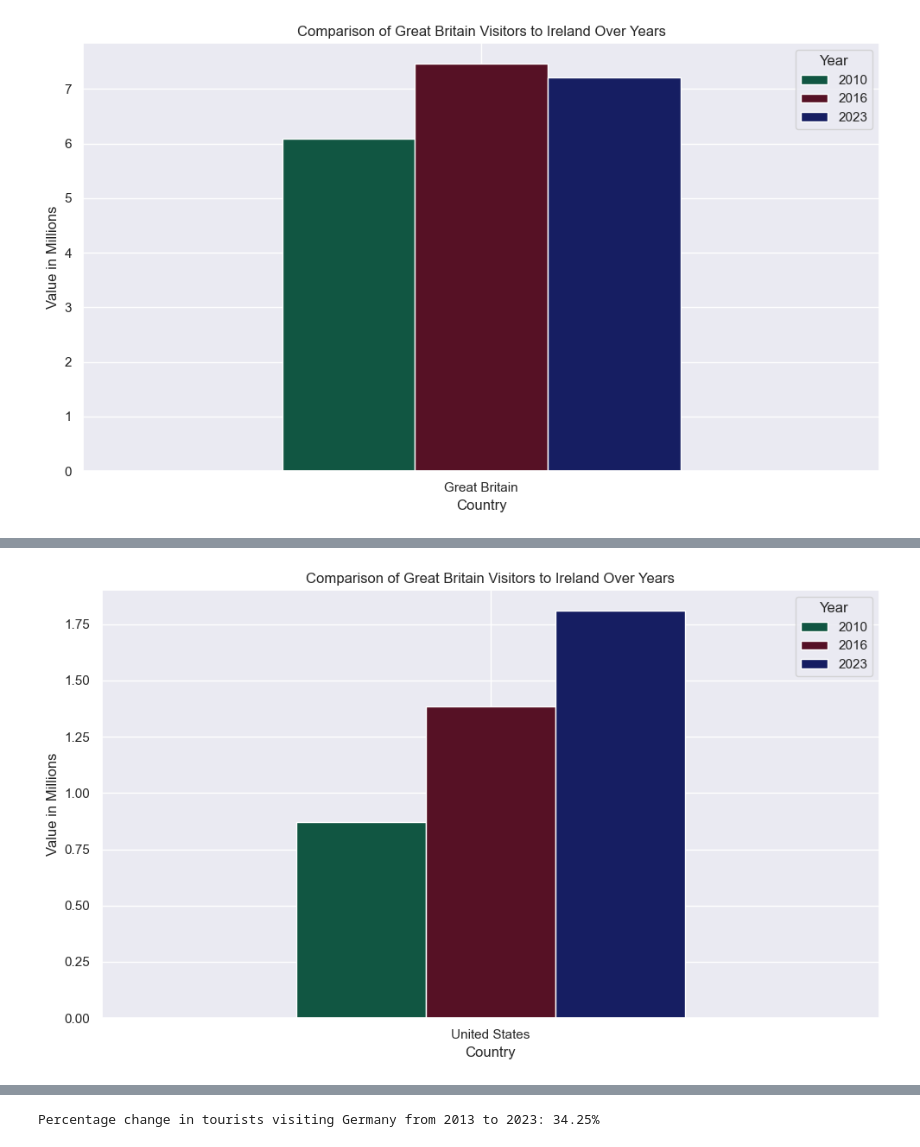
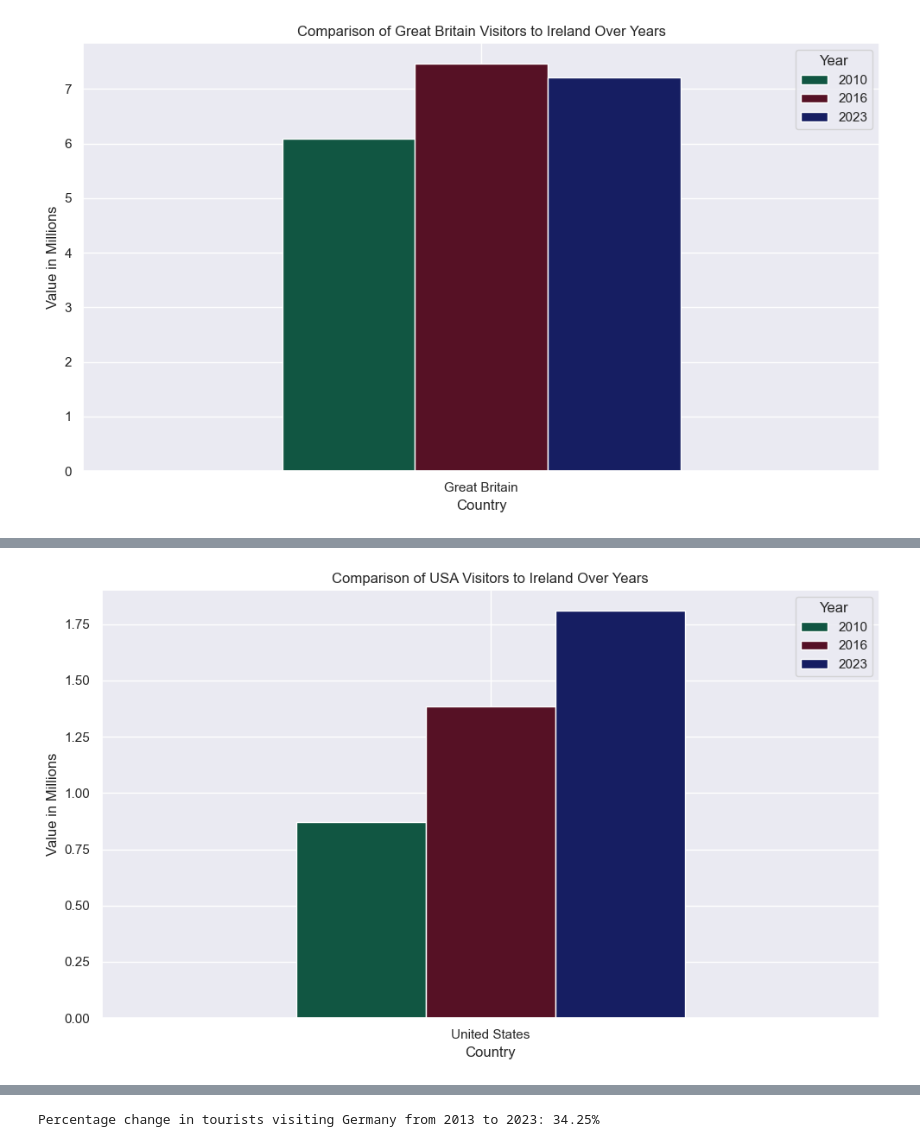
Before and after one commit to CoreyLouiseHughes/CA1_Tourism_CoreyHughes, a Jupyter notebook: Tourism_CA1.ipynb, the cells around one changed output, grey strips where cells are left out. Drawn from its saved outputs; the diff is of its cells as text; code cells hidden in the pictures.

```diff
--- a/Tourism_CA1.ipynb
+++ b/Tourism_CA1.ipynb
@@ -345,12 +351,13 @@ print(top_5_countries)
 # Remove 'all countries' from the 'Country' column
 years = [2010, 2016, 2023]
 
-df_filtered = df[(df['Year'].isin(years)) & (df['Country'] == 'Great Britain') & (df['Country'] != 'all countries')]
+df_filtered_gb = df_filtered[(df_filtered['Year'].isin(years)) & (df_filtered['Country'] == 'Great Britain')]
+
 
 colors = ['#115642' , '#561125', '#161e62']
 
 # Group by 'Year' and sum the 'VALUE' column
-df_grouped = df_filtered.groupby(['Country', 'Year']).sum().reset_index()
+df_grouped = df_filtered_gb.groupby(['Country', 'Year']).sum().reset_index()
 
 # Pivot the DataFrame to have years as columns and 'VALUE' as values
 pivot_df = df_grouped.pivot(index='Country', columns='Year', values='VALUE')
@@ -371,12 +378,12 @@ plt.show()
 years = [2010, 2016, 2023]
 
 # Remove 'all countries' from the 'Country' column
-df_filtered = df[(df['Year'].isin(years)) & (df['Country'] == 'Spain') & (df['Country'] != 'all countries')]
+df_filtered_spain = df_filtered[(df_filtered['Year'].isin(years)) & (df_filtered['Country'] == 'Spain') & (df['Country'] != 'all countries')]
 
 colors = ['#115642' , '#561125', '#161e62']
 
 # Group by 'Year' and sum the 'VALUE' column
-df_grouped = df_filtered.groupby(['Country', 'Year']).sum().reset_index()
+df_grouped = df_filtered_spain.groupby(['Country', 'Year']).sum().reset_index()
 
 # Pivot the DataFrame to have years as columns and 'VALUE' as values
 pivot_df = df_grouped.pivot(index='Country', columns='Year', values='VALUE')
@@ -384,7 +391,7 @@ pivot_df /= 1000
 
 # Plotting the bar plot
 pivot_df.plot(kind='bar', figsize=(10, 6), color=colors)
-plt.title('Comparison of Great Britain Visitors to Ireland Over Years')
+plt.title('Comparison of Spanish Visitors to Ireland Over Years')
 plt.xlabel('Country')
 plt.ylabel('Value in Millions')
 plt.xticks(rotation=0)
@@ -396,29 +403,29 @@ plt.show()
 # %%
 years = [2010, 2016, 2023]
 
 # Remove 'all countries' from the 'Country' column
-df_filtered = df[(df['Year'].isin(years)) & (df['Country'] == 'United States') & (df['Country'] != 'all countries')]
+df_filtered_usa = df_filtered[(df_filtered['Year'].isin(years)) & (df_filtered['Country'] == 'United States')]
 
 colors = ['#115642' , '#561125', '#161e62']
 
 # Group by 'Year' and sum the 'VALUE' column
-df_grouped = df_filtered.groupby(['Country', 'Year']).sum().reset_index()
+df_grouped = df_filtered_usa.groupby(['Country', 'Year']).sum().reset_index()
 
 # Pivot the DataFrame to have years as columns and 'VALUE' as values
 pivot_df = df_grouped.pivot(index='Country', columns='Year', values='VALUE')
 pivot_df /= 1000
 
 # Plotting the bar plot
 pivot_df.plot(kind='bar', figsize=(10, 6), color=colors)
-plt.title('Comparison of Great Britain Visitors to Ireland Over Years')
+plt.title('Comparison of USA Visitors to Ireland Over Years')
 plt.xlabel('Country')
 plt.ylabel('Value in Millions')
 plt.xticks(rotation=0)
 plt.legend(title='Year')
 plt.tight_layout()
 plt.show()
 # %% [output]
-[figure, old version]
+[figure, new version]
 # %%
 years = [2010, 2016, 2023]
 
```
Also changed, not shown: parts of 25 cells of this notebook, 1 other file.
